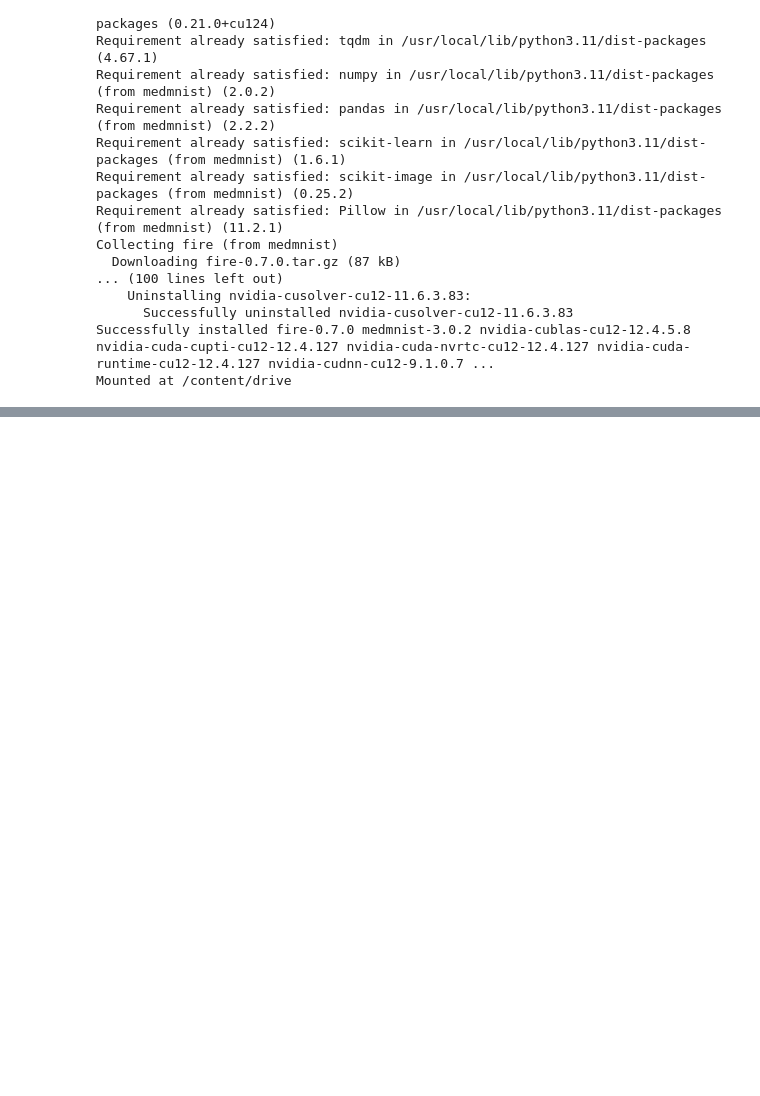
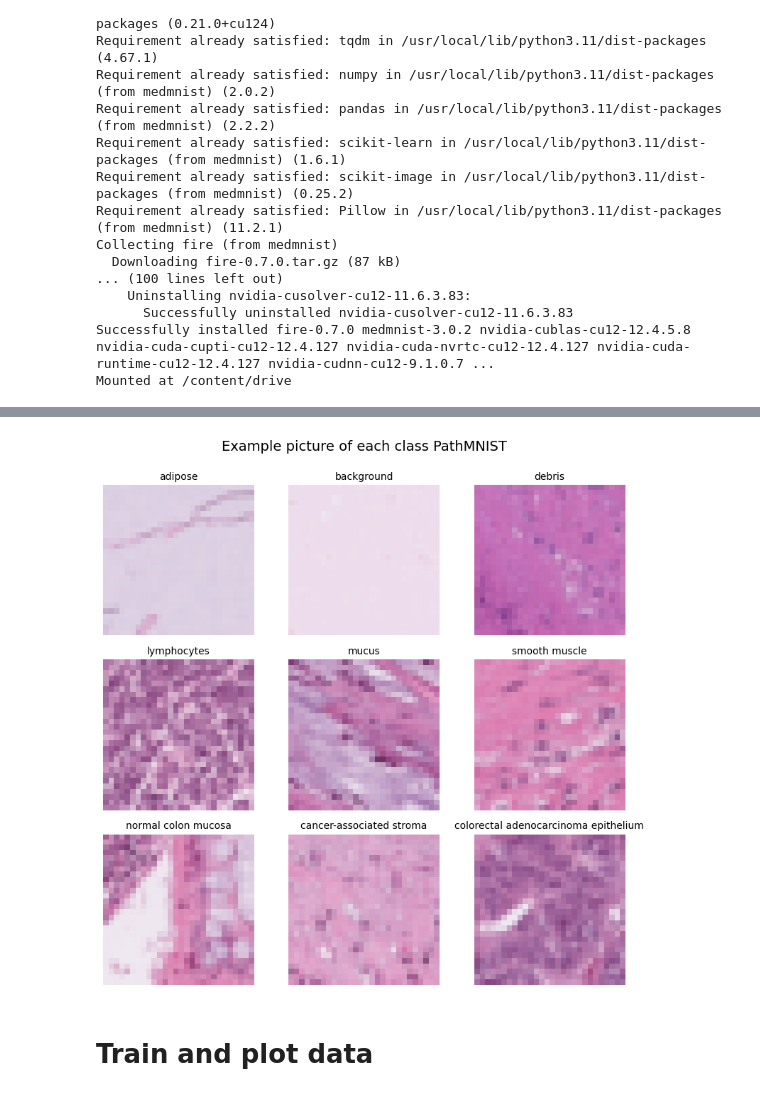
Before and after one commit to jan1na/Neural-Cellular-Automata, a Jupyter notebook: train_nca.ipynb, the cells around one changed output, grey strips where cells are left out. Saved outputs shown, nothing was run; the diff lists cells and outputs as text; code cells hidden in the pictures; blank space fills up the shorter version.

```diff
--- a/train_nca.ipynb
+++ b/train_nca.ipynb
@@ -56,3 +95,32 @@ val_loader = DataLoader(val_dataset, batch_size=32, shuffle=False)
+# %%
+# plotting a picture of each class
+
+test_data_path = '/content/drive/MyDrive/NCA/plots/test_data.png'
+os.makedirs(os.path.dirname(model_path), exist_ok=True)
+
+fig, axes = plt.subplots(3, 3, figsize=(8, 8))
+fig.suptitle("Example picture of each class PathMNIST", fontsize=14)
+
+for i, ax in enumerate(axes.flat):
+
+    # searching for random picture and plotting it
+    for image, label in train_dataset:
+        if int(label) == i:
+            img = image.permute(1, 2, 0)
+            ax.imshow(img)
+            ax.set_title(class_labels[i], fontsize=10)
+            ax.axis('off')
+            break
+
+
+plt.tight_layout()
+plt.subplots_adjust(top=0.90)
+plt.savefig(test_data_path, dpi=300)
+plt.show()
+# %% [output]
+[figure, added]
+# %% [markdown]
+# Train and plot data
 # %%
 device = torch.device("cuda" if torch.cuda.is_available() else "cpu")
 model = NCA().to(device)
```
Also changed, not shown: parts of 6 cells of this notebook.
